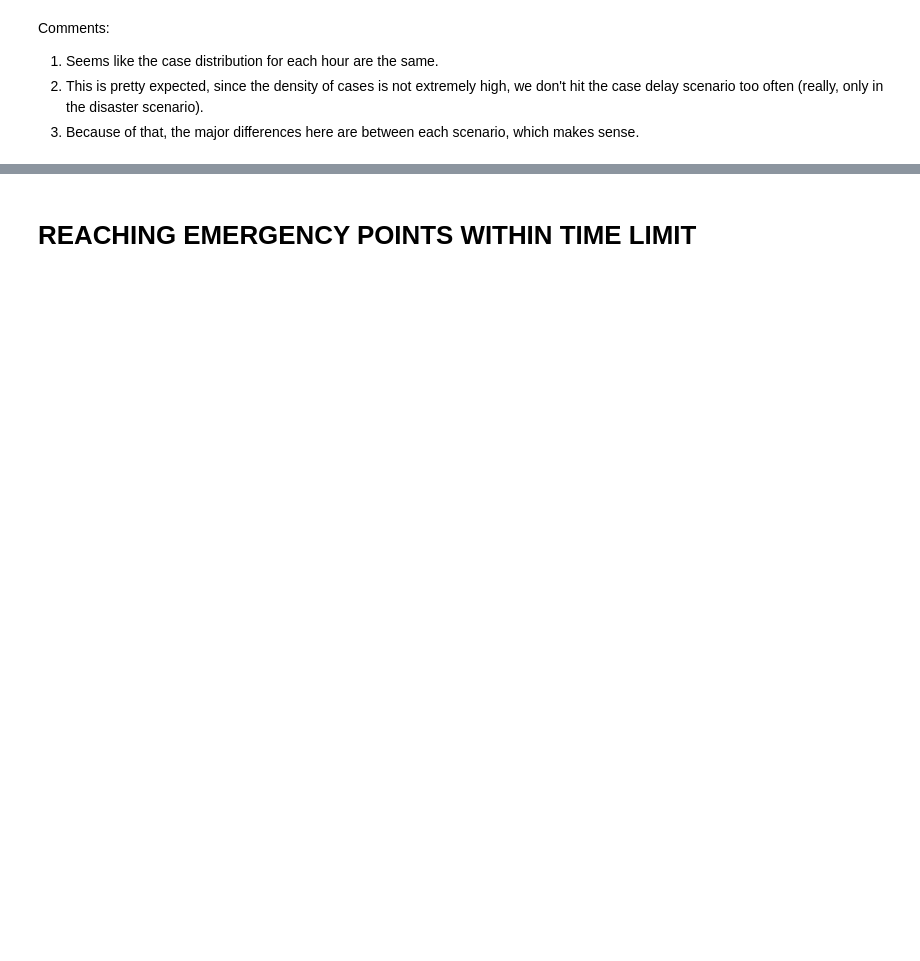
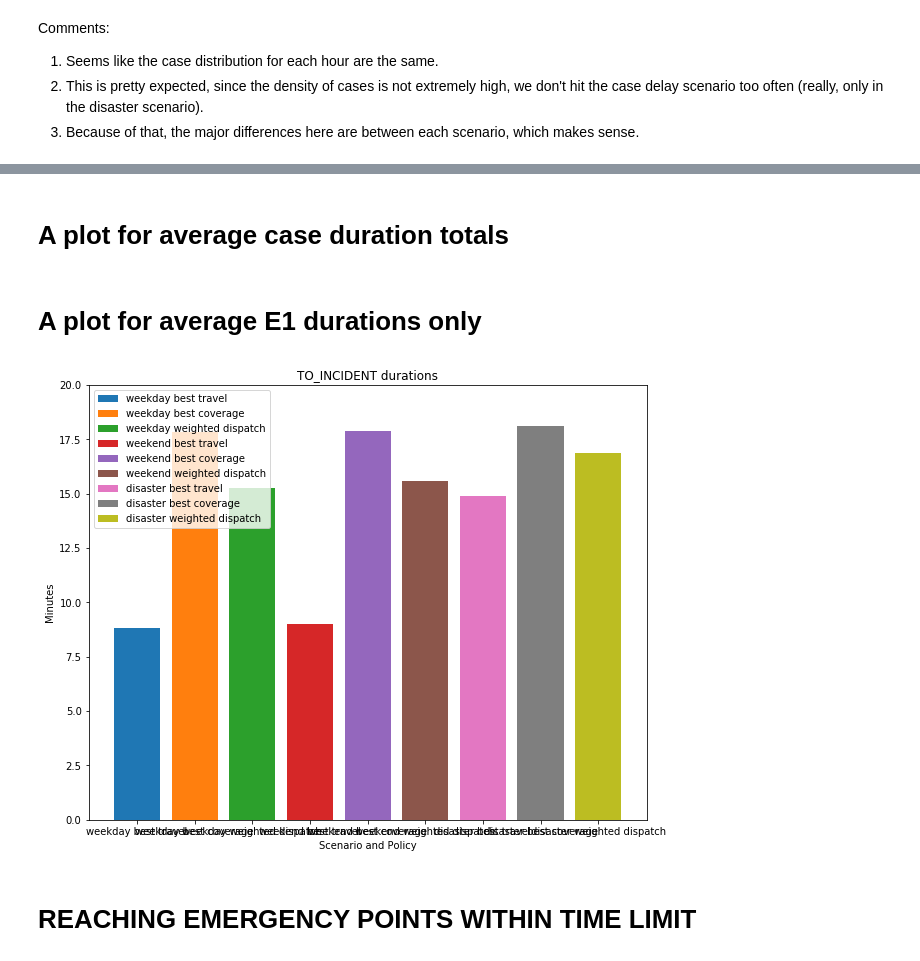
Before and after one commit to EMSTrack/Algorithms, a Jupyter notebook: rct-simulation-v3-everything.ipynb, the cells around one changed output, grey strips where cells are left out. Saved outputs shown, nothing was run; the diff lists cells and outputs as text; code cells hidden in the pictures; blank space fills up the shorter version.

```diff
--- a/rct-simulation-v3-everything.ipynb
+++ b/rct-simulation-v3-everything.ipynb
@@ -326,0 +410,2 @@ Comments:
+# %% [markdown]
+# A plot for average case duration totals
@@ -327,3 +416,40 @@ Comments:
+# %% [markdown]
+
+# A plot for average E1 durations only
+# %%
+e1s = {}
+
+for name, durations in cleaned_cases.items():
+
+    # Name only the scenario and the dispatch policy
+    name = name.split('/')[0].split('-')[1:4]
+    name = " ".join(name)
+
+    for d in durations:
+        for k, v in d.items():
+            if 'TO_INCIDENT' in k:
+                e1s[name] = v
+
+e1s
+
+name = "TO_INCIDENT durations"
+
+plt.figure(name)
+plt.title(name)
+
+for k, v in e1s.items():
+    plt.bar(k, v, label=k)
+
+
+plt.ylim(0,20)
+
+plt.xlabel('Scenario and Policy')
+plt.ylabel("Minutes")
+plt.legend()
+
+plt.show()
+# %% [output]
+[figure, added]
 # %% [markdown]
 # REACHING EMERGENCY POINTS WITHIN TIME LIMIT
 # %%
```
Also changed, not shown: parts of 30 cells of this notebook.
